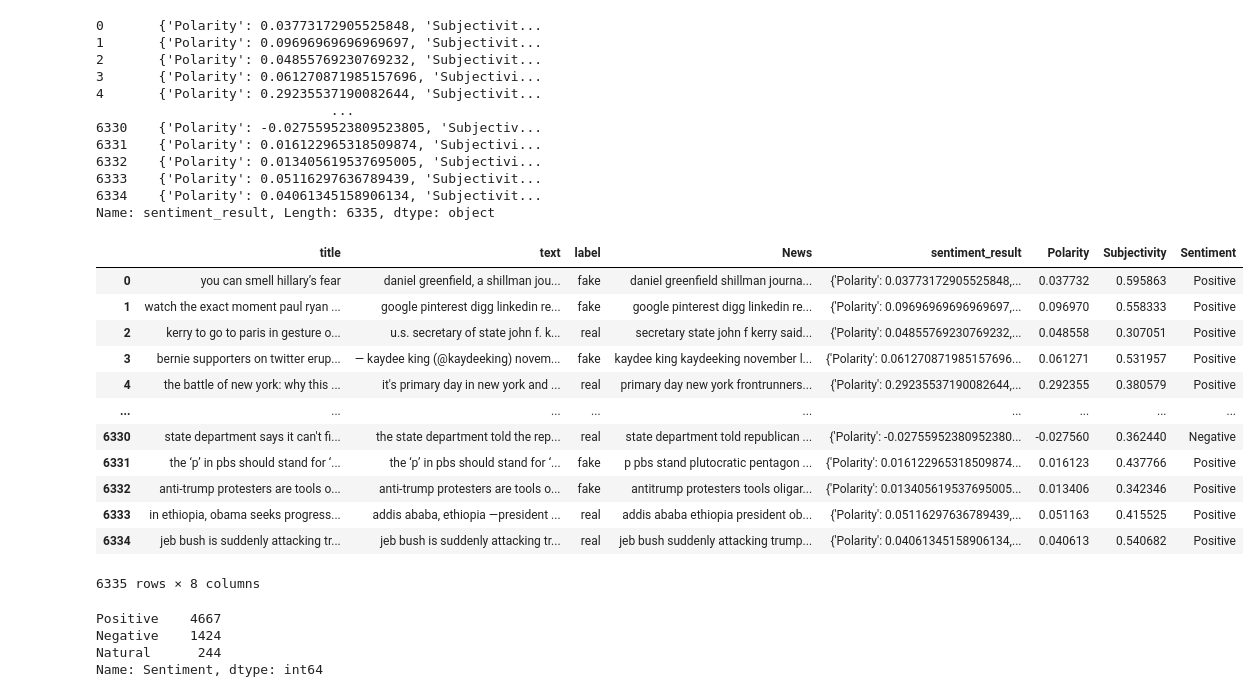
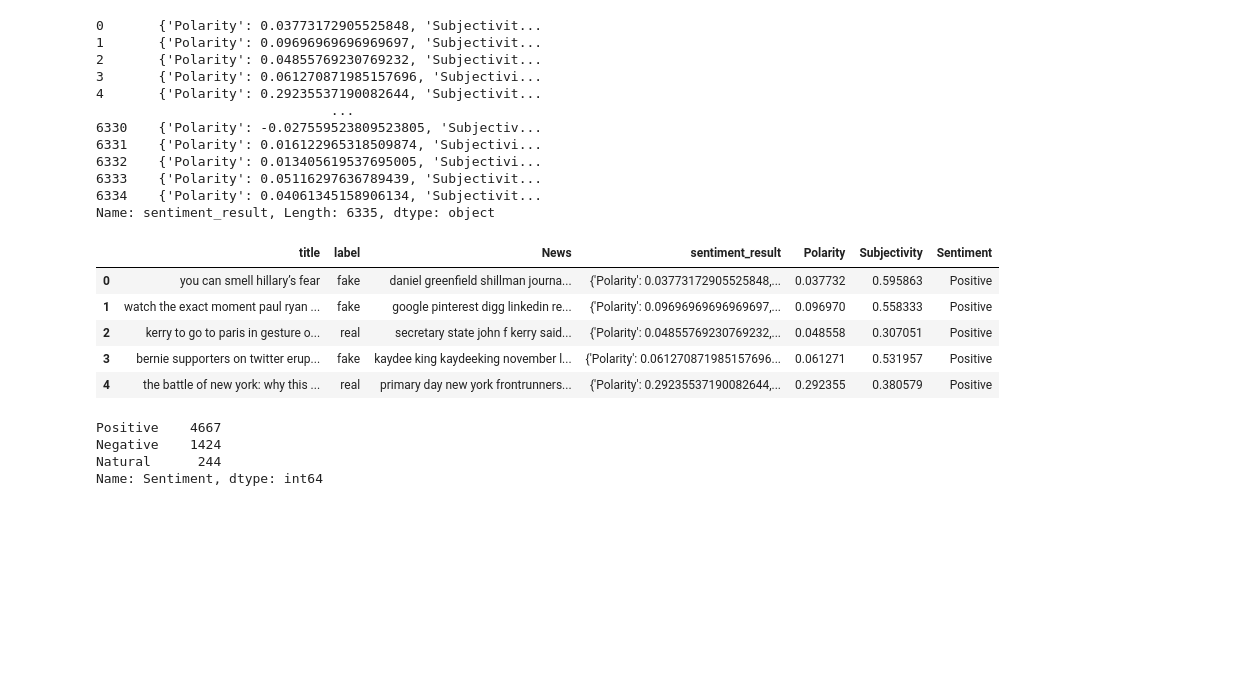
Before and after one commit to atif4/projects, a Jupyter notebook: News_sentiment_analyization.ipynb, the cells around one changed output. Cells and saved outputs as stored; diff of their text form; code cells hidden in the pictures; blank space fills up the shorter version.

```diff
--- a/News_sentiment_analyization.ipynb
+++ b/News_sentiment_analyization.ipynb
@@ -145,0 +139,2 @@ df
+# %%
+df.drop(['text'],axis=1,inplace=True)
@@ -178,21 +182,14 @@ Name: sentiment_result, Length: 6335, dtype: object
 # %%
 df = df.join(pd.json_normalize(df['sentiment_result']))
 # %%
-df
+df.head()
 # %% [output]
-|  | title | text | label | News | sentiment_result | Polarity | Subjectivity | Sentiment |
-| 0 | you can smell hillary’s fear | daniel greenfield, a shillman jou... | fake | daniel greenfield shillman journa... | {'Polarity': 0.03773172905525848,... | 0.037732 | 0.595863 | Positive |
-| 1 | watch the exact moment paul ryan ... | google pinterest digg linkedin re... | fake | google pinterest digg linkedin re... | {'Polarity': 0.09696969696969697,... | 0.096970 | 0.558333 | Positive |
-| 2 | kerry to go to paris in gesture o... | u.s. secretary of state john f. k... | real | secretary state john f kerry said... | {'Polarity': 0.04855769230769232,... | 0.048558 | 0.307051 | Positive |
-| 3 | bernie supporters on twitter erup... | — kaydee king (@kaydeeking) novem... | fake | kaydee king kaydeeking november l... | {'Polarity': 0.061270871985157696... | 0.061271 | 0.531957 | Positive |
-| 4 | the battle of new york: why this ... | it's primary day in new york and ... | real | primary day new york frontrunners... | {'Polarity': 0.29235537190082644,... | 0.292355 | 0.380579 | Positive |
-| ... | ... | ... | ... | ... | ... | ... | ... | ... |
-| 6330 | state department says it can't fi... | the state department told the rep... | real | state department told republican ... | {'Polarity': -0.02755952380952380... | -0.027560 | 0.362440 | Negative |
-| 6331 | the ‘p’ in pbs should stand for ‘... | the ‘p’ in pbs should stand for ‘... | fake | p pbs stand plutocratic pentagon ... | {'Polarity': 0.016122965318509874... | 0.016123 | 0.437766 | Positive |
-| 6332 | anti-trump protesters are tools o... | anti-trump protesters are tools o... | fake | antitrump protesters tools oligar... | {'Polarity': 0.013405619537695005... | 0.013406 | 0.342346 | Positive |
-| 6333 | in ethiopia, obama seeks progress... | addis ababa, ethiopia —president ... | real | addis ababa ethiopia president ob... | {'Polarity': 0.05116297636789439,... | 0.051163 | 0.415525 | Positive |
-| 6334 | jeb bush is suddenly attacking tr... | jeb bush is suddenly attacking tr... | real | jeb bush suddenly attacking trump... | {'Polarity': 0.04061345158906134,... | 0.040613 | 0.540682 | Positive |
+|  | title | label | News | sentiment_result | Polarity | Subjectivity | Sentiment |
+| 0 | you can smell hillary’s fear | fake | daniel greenfield shillman journa... | {'Polarity': 0.03773172905525848,... | 0.037732 | 0.595863 | Positive |
+| 1 | watch the exact moment paul ryan ... | fake | google pinterest digg linkedin re... | {'Polarity': 0.09696969696969697,... | 0.096970 | 0.558333 | Positive |
+| 2 | kerry to go to paris in gesture o... | real | secretary state john f kerry said... | {'Polarity': 0.04855769230769232,... | 0.048558 | 0.307051 | Positive |
+| 3 | bernie supporters on twitter erup... | fake | kaydee king kaydeeking november l... | {'Polarity': 0.061270871985157696... | 0.061271 | 0.531957 | Positive |
+| 4 | the battle of new york: why this ... | real | primary day new york frontrunners... | {'Polarity': 0.29235537190082644,... | 0.292355 | 0.380579 | Positive |
-6335 rows × 8 columns
 # %%
 df['Sentiment'].value_counts()
 # %% [output]
```
Also changed, not shown: parts of 11 cells of this notebook.
